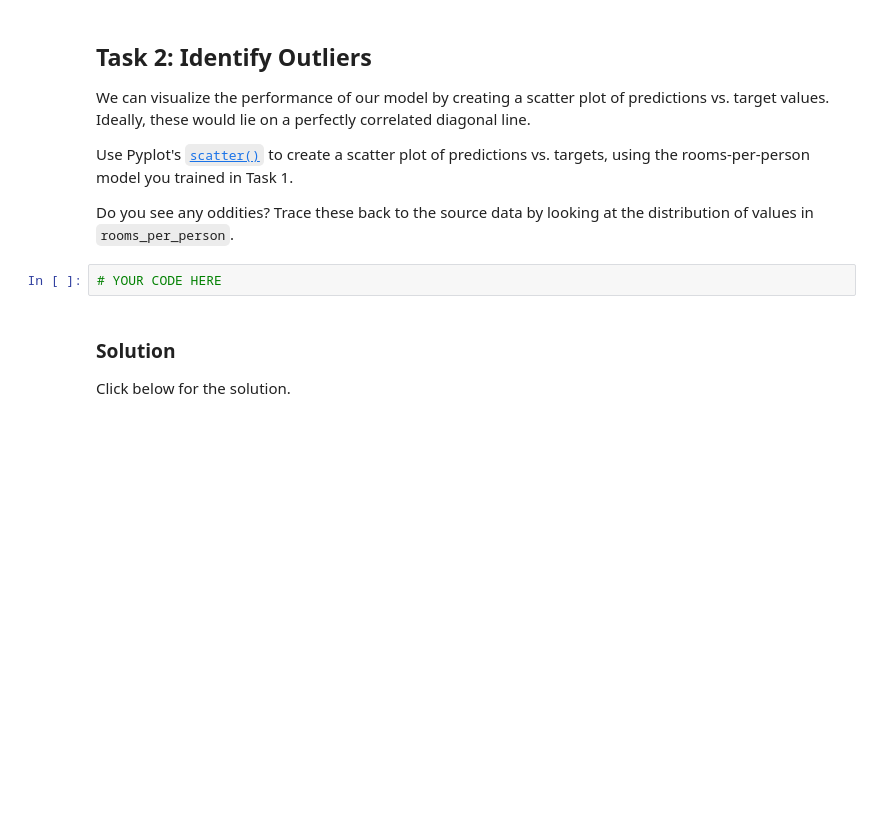
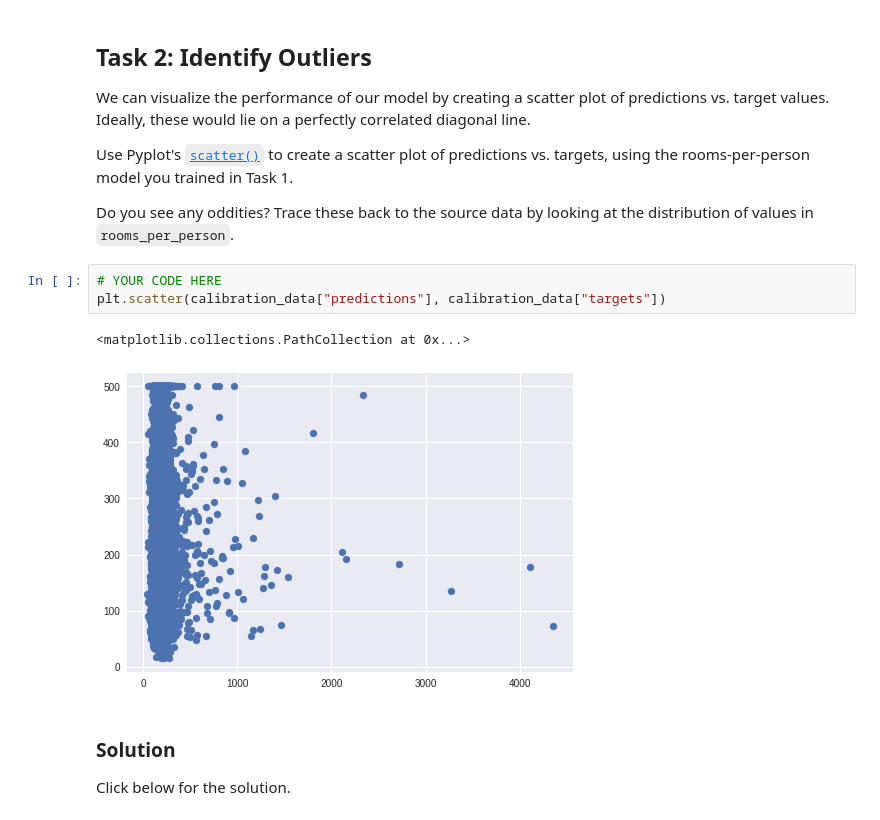
Before and after one commit to ditoec/ml-course-google, a Jupyter notebook: synthetic_features_and_outliers.ipynb, the cells around one changed output. Drawn from its saved outputs; the diff is of its cells as text; blank space fills up the shorter version.

```diff
--- a/synthetic_features_and_outliers.ipynb
+++ b/synthetic_features_and_outliers.ipynb
@@ -234,6 +298,10 @@ Use Pyplot's [`scatter()`](https://matplotlib.org/gallery/shapes_and_collections
 Do you see any oddities?  Trace these back to the source data by looking at the distribution of values in `rooms_per_person`.
 # %%
 # YOUR CODE HERE
+plt.scatter(calibration_data["predictions"], calibration_data["targets"])
+# %% [output]
+<matplotlib.collections.PathCollection at 0x...>
+[figure, added]
 # %% [markdown]
 ### Solution
 
```
Also changed, not shown: parts of 7 cells of this notebook.
